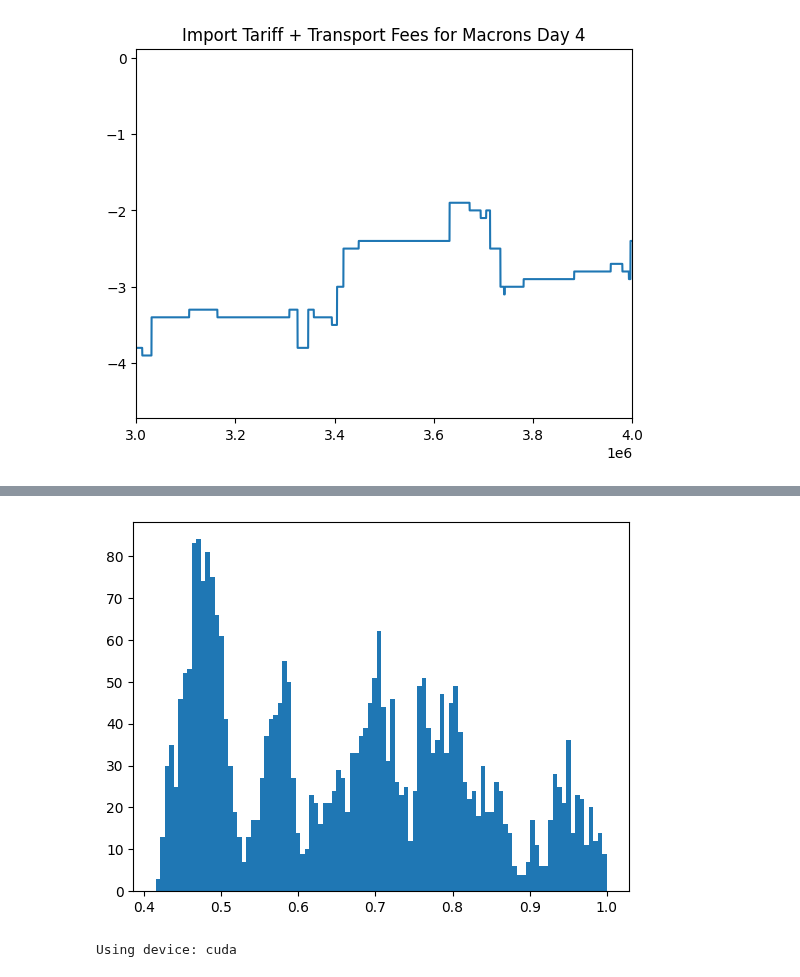
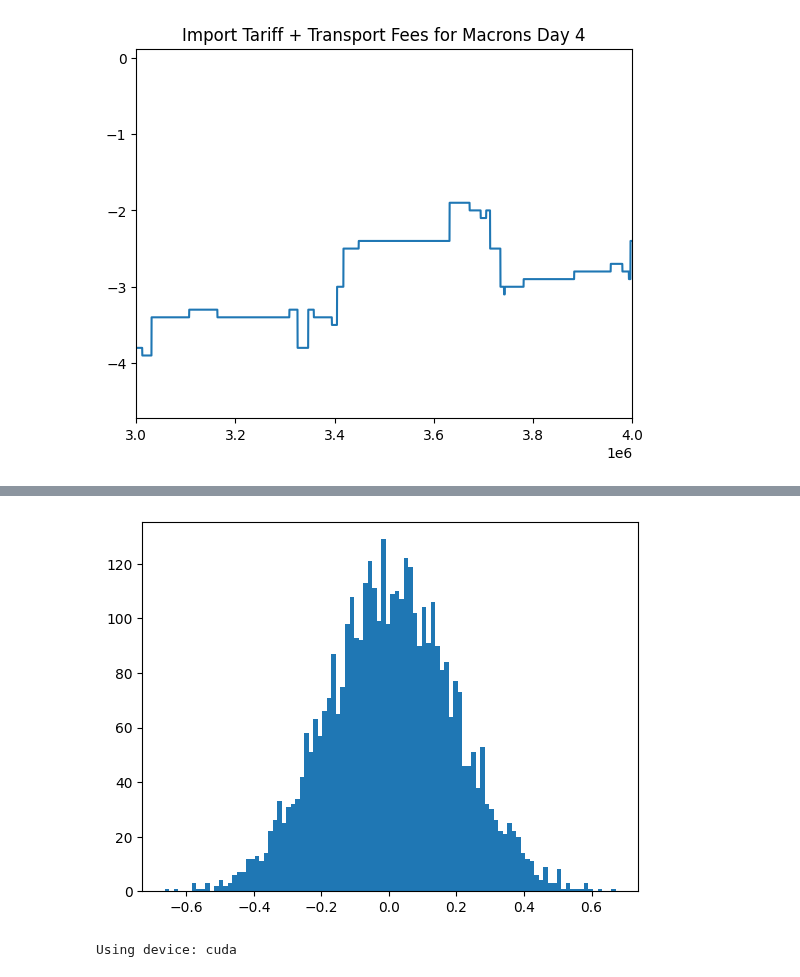
Before and after one commit to chrispyroberts/imc-prosperity-3, a Jupyter notebook: ROUND 4 chris analysis/round 4 analysis.ipynb, the cells around one changed output, grey strips where cells are left out. Drawn from its saved outputs; the diff is of its cells as text; code cells hidden in the pictures.

```diff
--- a/ROUND 4 chris analysis/round 4 analysis.ipynb
+++ b/ROUND 4 chris analysis/round 4 analysis.ipynb
@@ -240,8 +158,8 @@ print(train_X.shape, train_Y.shape, val_X.shape, val_Y.shape, test_X.shape, test
-# %%
-plt.hist(test_Y, bins=100)
-plt.show()
-# %% [output]
-[figure, removed]
+# %%
+plt.hist(train_Y, bins=100)
+plt.show()
+# %% [output]
+[figure, added]
 # %%
 import torch
 import torch.nn as nn
```
Also changed, not shown: parts of 13 cells of this notebook, 3 other files.
